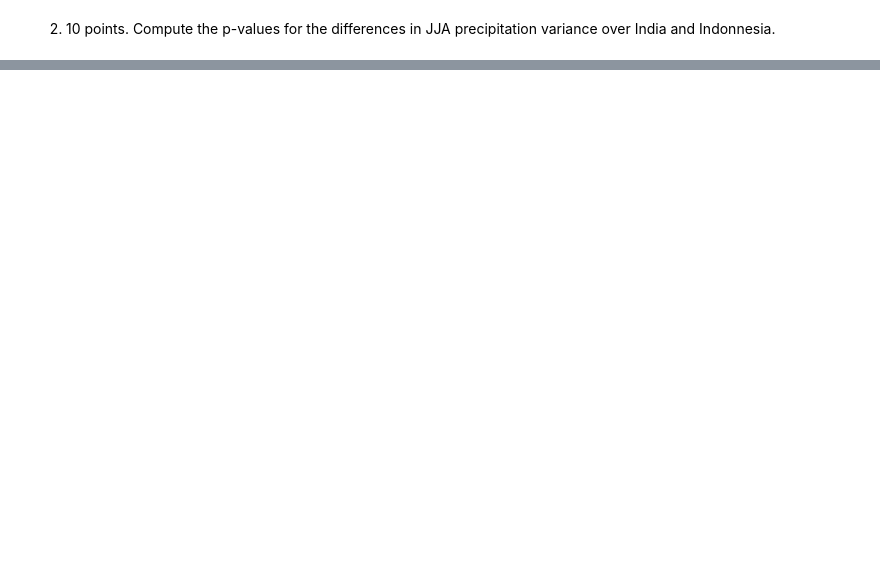
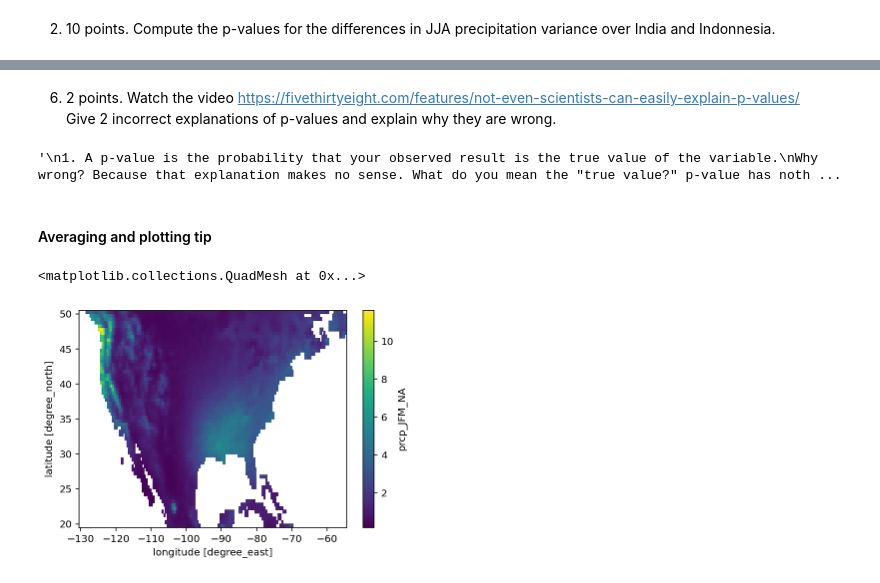
Before and after one commit to mdonahue263/apma4990-mad2311, a Jupyter notebook: HW-03.ipynb, the cells around one changed output, grey strips where cells are left out. Saved outputs shown, nothing was run; the diff lists cells and outputs as text; code cells hidden in the pictures; blank space fills up the shorter version.

```diff
--- a/HW-03.ipynb
+++ b/HW-03.ipynb
@@ -544,0 +654,25 @@ print(f)
+# %% [markdown]
+6. 2 points. Watch the video https://fivethirtyeight.com/features/not-even-scientists-can-easily-explain-p-values/
+Give 2 incorrect explanations of p-values and explain why they are wrong.
+# %%
+"""
+1. A p-value is the probability that your observed result is the true value of the variable.
+Why wrong? Because that explanation makes no sense. What do you mean the "true value?" p-value has nothing to do with finding the "true value" of a variable.
+Read a book, whoever said that.
+
+2. A p-value is the probability that your result will be statistically significant, given the parameters you are using.
+Why wrong? Also complete nonsense. the statistical significance of your result is determined by the p-value, not vice-versa.
+
+
+"""
+# %% [output]
+'\n1. A p-value is the probability that your observed result is the true value of the variable.\nWhy wrong? Because that explanation makes no sense. What do you mean the "true value?" p-value has noth ...
+# %% [markdown]
+#### Averaging and plotting tip
+# %%
+# xarray approach
+warm = (n34 - n34.mean()) > 0
+prcp.isel(T=warm).mean('T').plot()
+# %% [output]
+<matplotlib.collections.QuadMesh at 0x...>
+[figure, added]
```
Also changed, not shown: parts of 23 cells of this notebook.
